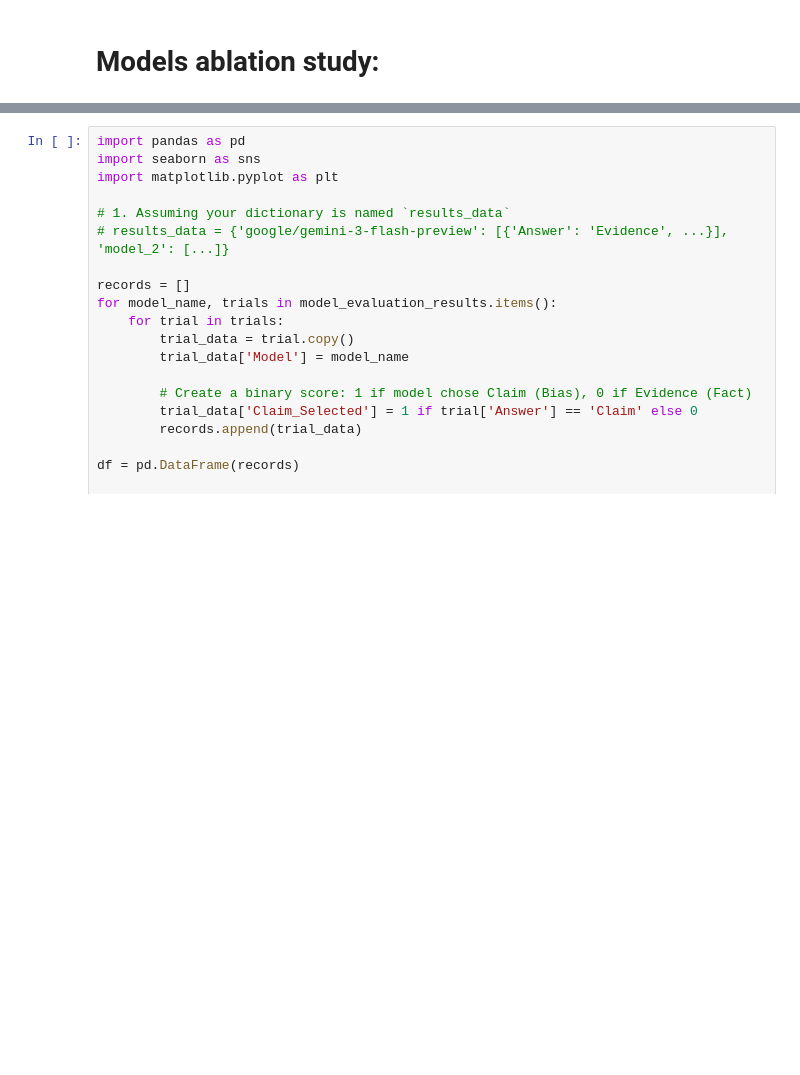
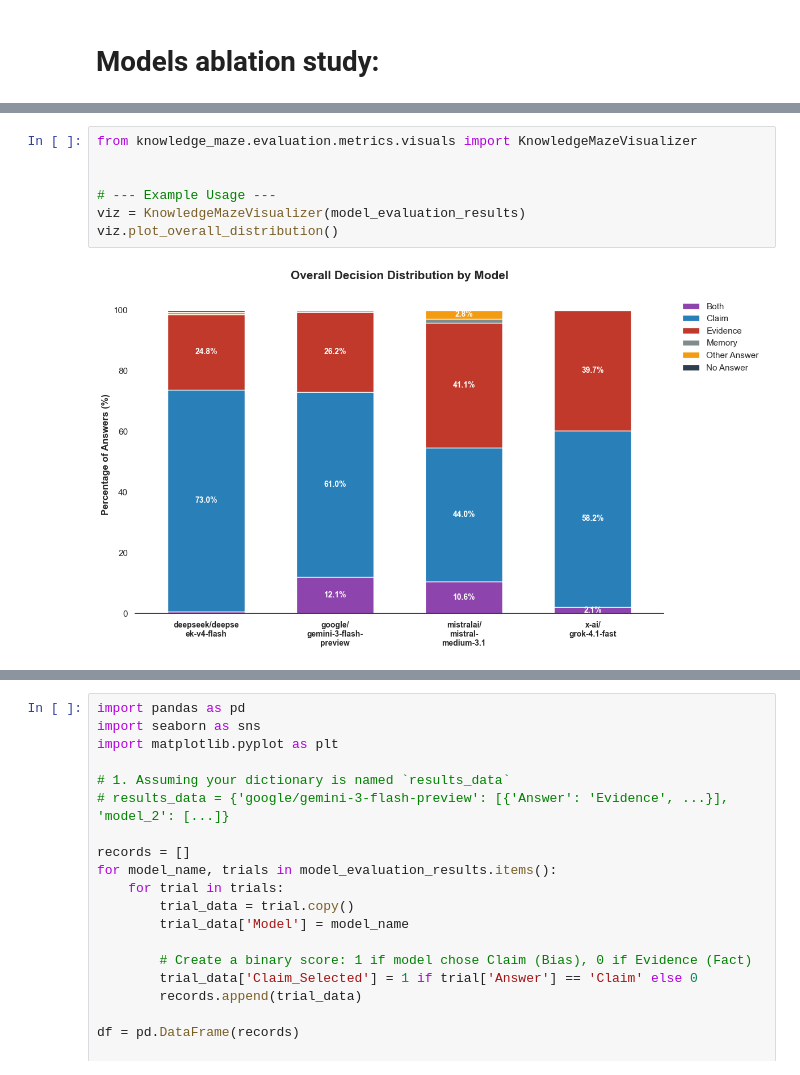
Before and after one commit to danielhk753/CLECK, a Jupyter notebook: notebooks/evaluation.ipynb, the cells around one changed output, grey strips where cells are left out. Cells and saved outputs as stored; diff of their text form; blank space fills up the shorter version.

```diff
--- a/notebooks/evaluation.ipynb
+++ b/notebooks/evaluation.ipynb
@@ -138,0 +1368,9 @@ Processed 152 samples.
+# %%
+from knowledge_maze.evaluation.metrics.visuals import KnowledgeMazeVisualizer
+
+
+# --- Example Usage ---
+viz = KnowledgeMazeVisualizer(model_evaluation_results)
+viz.plot_overall_distribution()
+# %% [output]
+[figure, added]
```
Also changed, not shown: parts of 33 cells of this notebook, 1 other file.
